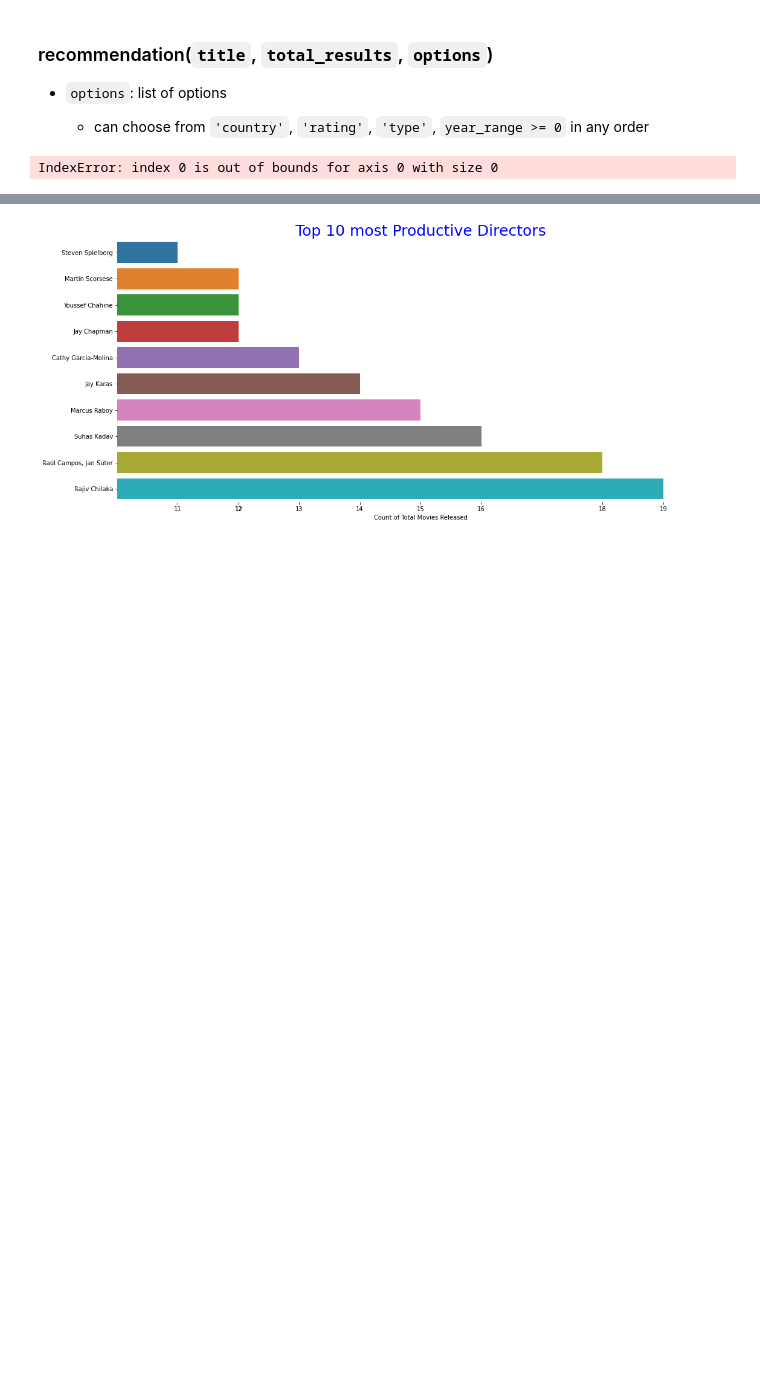
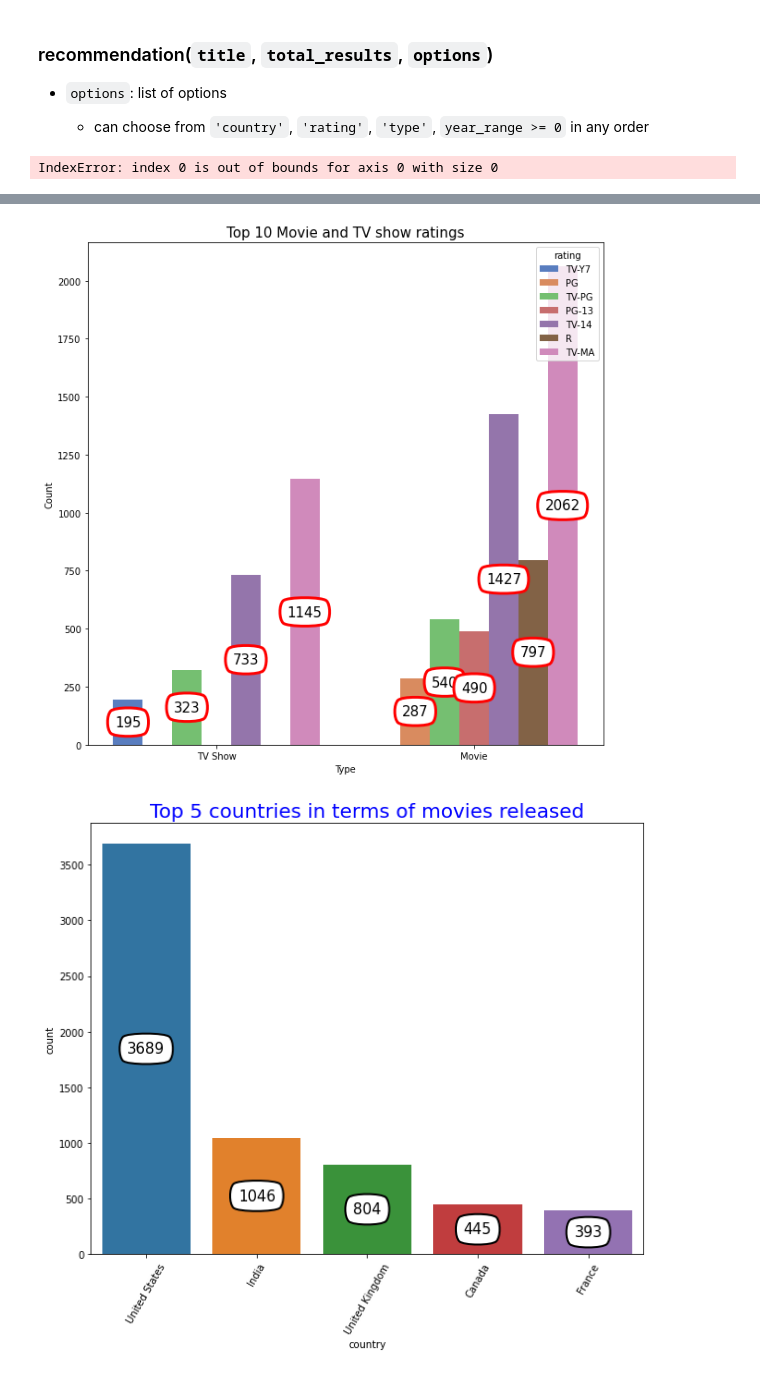
Before and after one commit to beks2002/PIC16A_Project, a Jupyter notebook: Netflix_Recommendation.ipynb, the cells around one changed output, grey strips where cells are left out. Cells and saved outputs as stored; diff of their text form; code cells hidden in the pictures; blank space fills up the shorter version.

```diff
--- a/Netflix_Recommendation.ipynb
+++ b/Netflix_Recommendation.ipynb
@@ -724,15 +701,8 @@ draw_sub_graph(rel_graph,Movie)
-# %%
-movie = df.copy()
-movie = movie[movie['type'] == 'Movie']
-
-title = 'Top 10 most Productive Directors'
-_ = plt.figure(figsize=(18,8))
-_ = sns.barplot(y=movie.director.value_counts()[:10].sort_values().index, x=movie.director.value_counts()[:10].sort_values().values);
-_ = plt.title(title, color='blue', fontsize=25)
-_ = plt.box(on=None)
-_ = plt.xticks(movie.director.value_counts()[:10].sort_values().values);
-_ = plt.xlim(min(movie.director.value_counts()[:10])-1,max(movie.director.value_counts()[:10])+1)
-plt.xlabel('Count of Total Movies Released');
-_ = plt.savefig(title+'.'+img_fmt,format = img_fmt)
-# %% [output]
-[figure, removed]
+# %%
+plotter = MovieTVShowPlotter(df, 'Top 10 Movie and TV show ratings', "svg")
+plotter.plot()
+plotter.plot_top_countries('Top 5 countries in terms of movies released')
+plotter.plot2()
+# %% [output]
+[figure, added]
+[figure, added]
```
Also changed, not shown: parts of 5 cells of this notebook, 1 other file.
